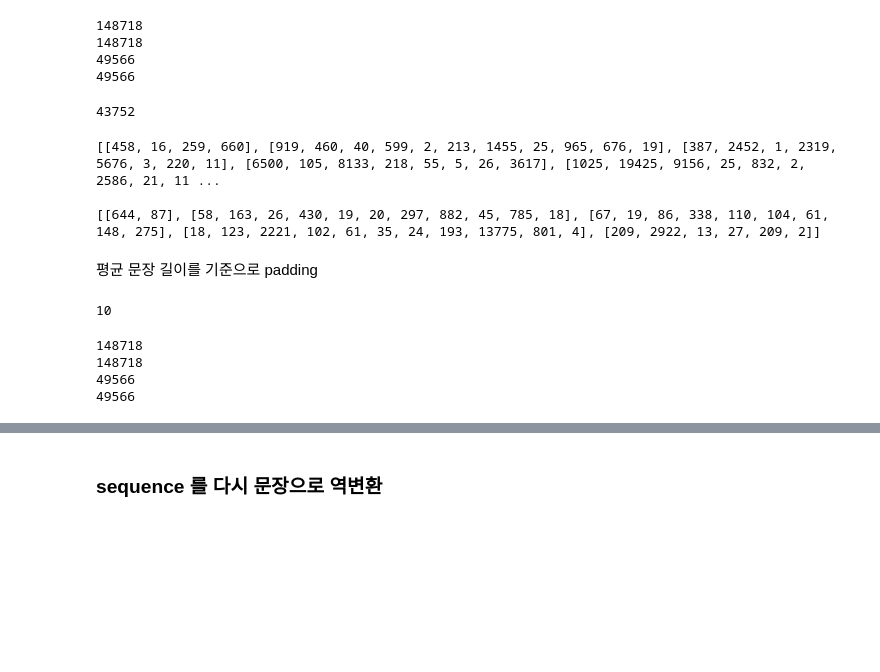
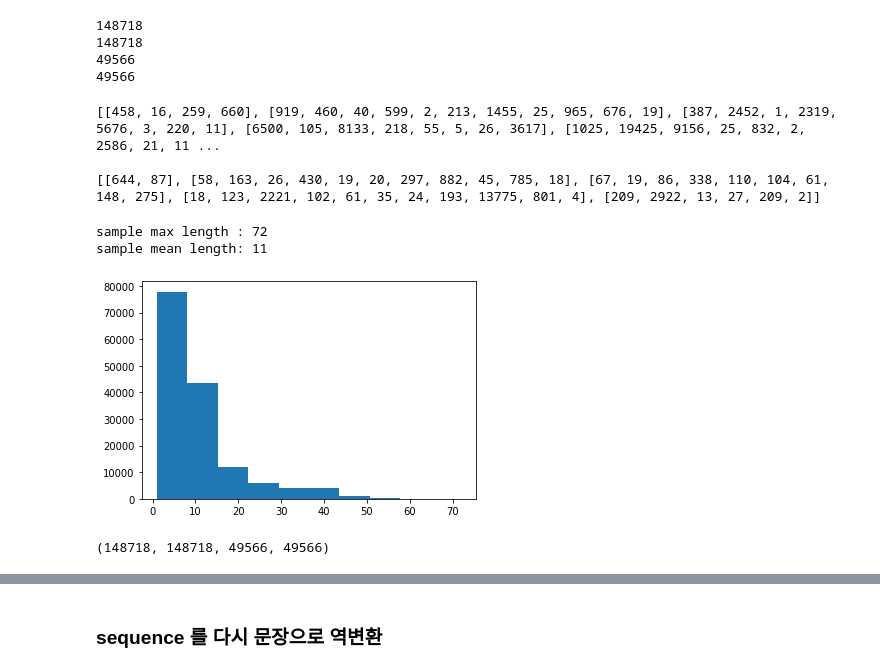
Before and after one commit to ironmanciti/NLP_lecture, a Jupyter notebook: 035_naver_movie_reivew_classification.ipynb, the cells around one changed output, grey strips where cells are left out. Saved outputs shown, nothing was run; the diff lists cells and outputs as text; code cells hidden in the pictures; blank space fills up the shorter version.

```diff
--- a/035_naver_movie_reivew_classification.ipynb
+++ b/035_naver_movie_reivew_classification.ipynb
@@ -146,11 +169,6 @@ tokenizer.fit_on_texts(clean_train)
 
 train_sequences = tokenizer.texts_to_sequences(clean_train)
 test_sequences = tokenizer.texts_to_sequences(clean_test)
-# %%
-word_index = tokenizer.word_index
-len(word_index)
-# %% [output]
-43752
 # %%
 print(train_sequences[:5])
 print()
@@ -159,10 +177,12 @@ print(test_sequences[:5])
 [[458, 16, 259, 660], [919, 460, 40, 599, 2, 213, 1455, 25, 965, 676, 19], [387, 2452, 1, 2319, 5676, 3, 220, 11], [6500, 105, 8133, 218, 55, 5, 26, 3617], [1025, 19425, 9156, 25, 832, 2, 2586, 21, 11 ...
 
 [[644, 87], [58, 163, 26, 430, 19, 20, 297, 882, 45, 785, 18], [67, 19, 86, 338, 110, 104, 61, 148, 275], [18, 123, 2221, 102, 61, 35, 24, 193, 13775, 801, 4], [209, 2922, 13, 27, 209, 2]]
-# %% [markdown]
-평균 문장 길이를 기준으로 padding
-# %%
-MAX_SEQUENCE_LENGTH = np.mean([len(sent) for sent in train_sequences], dtype=int)
-MAX_SEQUENCE_LENGTH
-# %% [output]
-10
+# %%
+print('sample max length : {}'.format(max(len(s) for s in clean_train)))
+print('sample mean length: {:.0f}'.format(np.mean([len(s) for s in clean_train])))
+
+plt.hist([len(s) for s in clean_train]);
+# %% [output]
+sample max length : 72
+sample mean length: 11
+[figure, added]
@@ -177,15 +199,9 @@ test_inputs = pad_sequences(test_sequences,
                                              padding='post')
 test_labels = np.array(test_labels)
 
-print(len(train_inputs))
-print(len(train_labels))
-print(len(test_inputs))
-print(len(test_labels))
+len(train_inputs), len(train_labels), len(test_inputs), len(test_labels)
 # %% [output]
-148718
-148718
-49566
-49566
+(148718, 148718, 49566, 49566)
 # %%
 print(train_inputs[:5])
 print()
```
Also changed, not shown: parts of 15 cells of this notebook, 14 other files.
